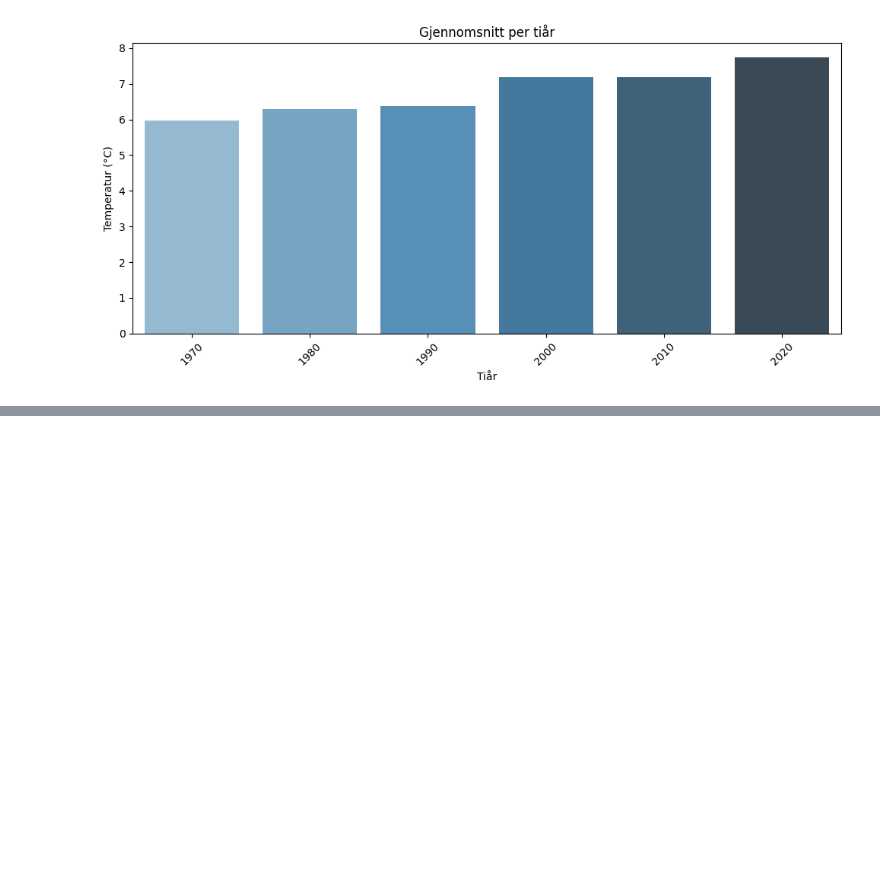
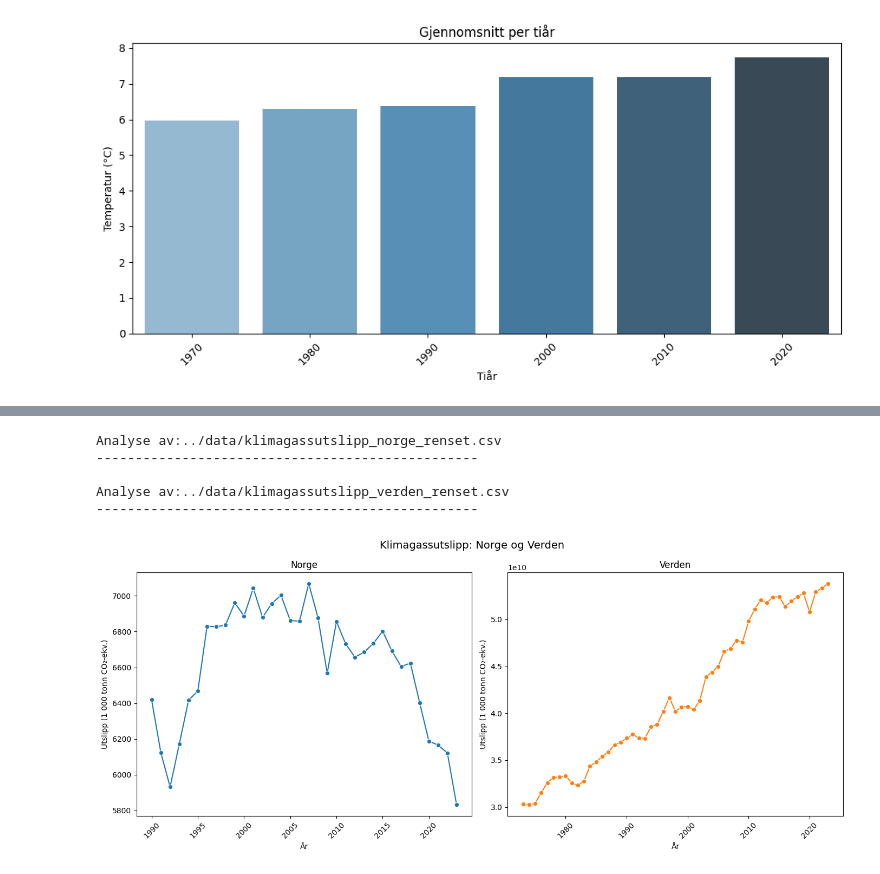
Before and after one commit to idunnbh/Mappe, a Jupyter notebook: notebooks/Visualisering.ipynb, the cells around one changed output, grey strips where cells are left out. Saved outputs shown, nothing was run; the diff lists cells and outputs as text; code cells hidden in the pictures; blank space fills up the shorter version.

```diff
--- a/notebooks/Visualisering.ipynb
+++ b/notebooks/Visualisering.ipynb
@@ -21,0 +37,17 @@ Passing `palette` without assigning `hue` is deprecated and will be removed in v
+# %%
+import importlib
+import klimagass_visualisering
+importlib.reload(klimagass_visualisering)
+
+from klimagass_visualisering import sammenlign_norge_og_verden_separat
+sammenlign_norge_og_verden_separat(
+    "../data/klimagassutslipp_norge_renset.csv",
+    "../data/klimagassutslipp_verden_renset.csv"
+)
+# %% [output]
+Analyse av:../data/klimagassutslipp_norge_renset.csv
+-------------------------------------------------
+
+Analyse av:../data/klimagassutslipp_verden_renset.csv
+-------------------------------------------------
+[figure, added]
```
Also changed, not shown: parts of 3 cells of this notebook, 3 other files.
